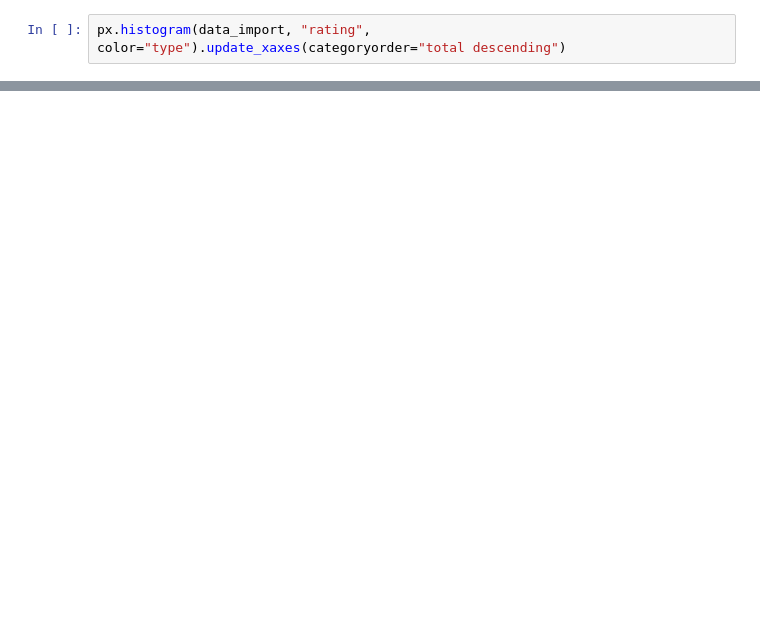
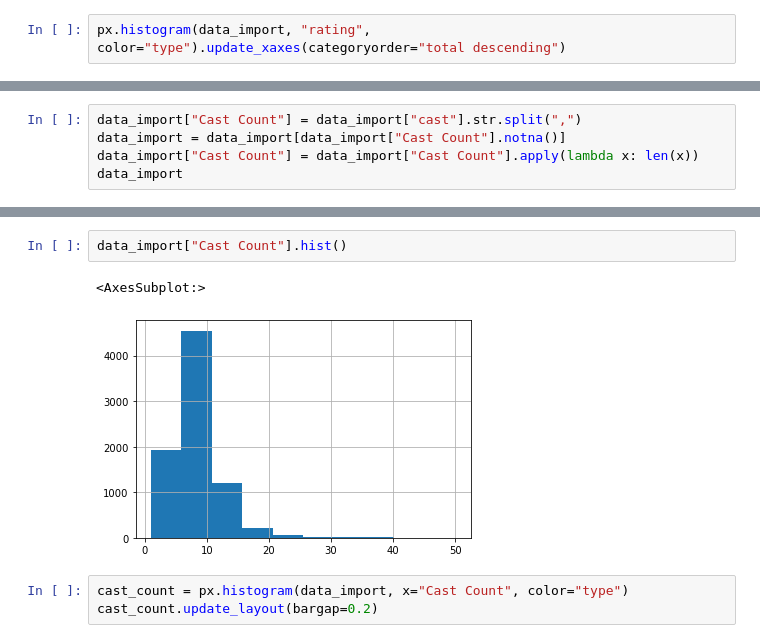
Before and after one commit to shoban113/Netflix_EDA, a Jupyter notebook: netflix_eda.ipynb, the cells around one changed output, grey strips where cells are left out. Saved outputs shown, nothing was run; the diff lists cells and outputs as text; blank space fills up the shorter version.

```diff
--- a/netflix_eda.ipynb
+++ b/netflix_eda.ipynb
@@ -238,3 +228,8 @@ movie_R
 | 1343 | s1344 | Movie | Strip Down, Rise Up | Michèle Ohayon | NaN | United States | 2021-02-05 | 2021 | R | 113 min | ... |
 | 1388 | s1389 | Movie | The White Tiger | Ramin Bahrani | Adarsh Gourav, Rajkummar Rao, Pri... | India, United States | 2021-01-22 | 2021 | R | 127 min | ... |
 | 1405 | s1406 | Movie | Outside the Wire | Mikael Håfström | Anthony Mackie, Damson Idris, Emi... | Hungary, United States | 2021-01-15 | 2021 | R | 116 min | ... |
+# %%
+data_import["Cast Count"] = data_import["cast"].str.split(",")
+data_import = data_import[data_import["Cast Count"].notna()]
+data_import["Cast Count"] = data_import["Cast Count"].apply(lambda x: len(x))
+data_import
@@ -240,0 +254,8 @@ movie_R
+# %%
+data_import["Cast Count"].hist()
+# %% [output]
+<AxesSubplot:>
+[figure, added]
+# %%
+cast_count = px.histogram(data_import, x="Cast Count", color="type")
+cast_count.update_layout(bargap=0.2)
```
Also changed, not shown: parts of 3 cells of this notebook.
